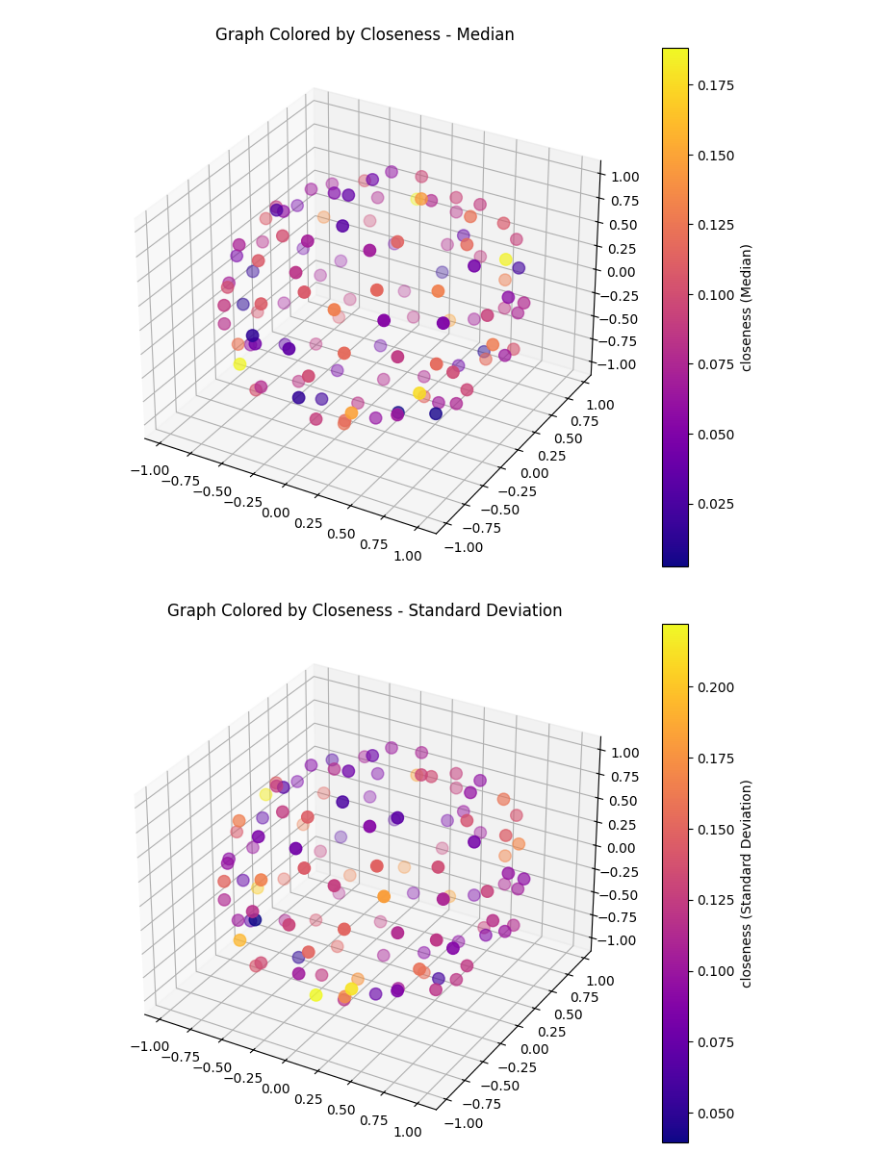
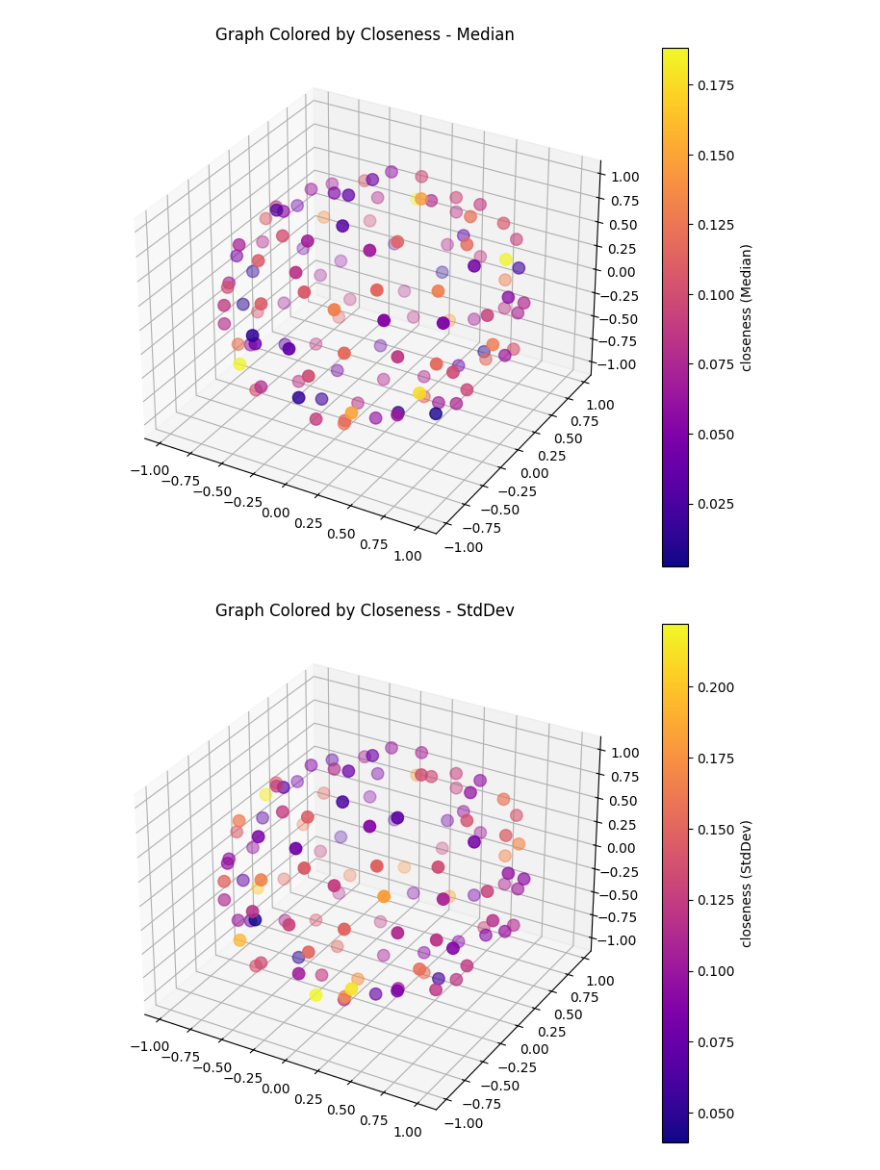
Before and after one commit to mattreturn1/NeuroGraph-Analysis, a Jupyter notebook: graph_simulator.ipynb, the cells around one changed output. Saved outputs shown, nothing was run; the diff lists cells and outputs as text; code cells hidden in the pictures.

Commit message:
add graph simulator

```diff
--- a/graph_simulator.ipynb
+++ b/graph_simulator.ipynb
@@ -24,7 +24,7 @@ def create_graph_with_metrics(data):
             row['Metric']: {
                 'Mean': row['Mean'],
                 'Median': row['Median'],
-                'Standard Deviation': row['Standard Deviation']
+                'StdDev': row['Standard Deviation']
             } for _, row in node_data.iterrows()
         }
         G.add_node(node, **node_metrics)
@@ -47,34 +47,34 @@ def visualize_graph_by_statistic(G, metric, statistic, title="Graph Visualizatio
     # Extract statistic values for coloring
     values = [G.nodes[node].get(metric, {}).get(statistic, 0) for node in G.nodes()]
     colormap = plt.cm.plasma  # Use a more vivid colormap
     norm = mcolors.Normalize(vmin=min(values), vmax=max(values))
 
     # Draw nodes with colors based on the statistic
     x = [pos[i][0] for i in G.nodes()]
     y = [pos[i][1] for i in G.nodes()]
     z = [pos[i][2] for i in G.nodes()]
     colors = [colormap(norm(value)) for value in values]
 
     ax.scatter(x, y, z, c=colors, s=80, label=f'Nodes ({metric} - {statistic})')  # Increase node size for visibility
 
     # Draw edges
     for edge in G.edges():
         x_edge = [pos[edge[0]][0], pos[edge[1]][0]]
         y_edge = [pos[edge[0]][1], pos[edge[1]][1]]
         z_edge = [pos[edge[0]][2], pos[edge[1]][2]]
         ax.plot(x_edge, y_edge, z_edge, c='black', alpha=0.7, linewidth=0.8)  # Darker and slightly thicker edges
 
     plt.colorbar(plt.cm.ScalarMappable(norm=norm, cmap=colormap), ax=ax, label=f'{metric} ({statistic})')
     plt.show()
 
 # Visualize the graph for each metric and statistic
-statistics = ['Mean', 'Median', 'Standard Deviation']
+statistics = ['Mean', 'Median', 'StdDev']
 for metric in metrics:
     for statistic in statistics:
         visualize_graph_by_statistic(G, metric=metric, statistic=statistic, title=f"Graph Colored by {metric.capitalize()} - {statistic}")
 # %% [output]
 [figure]
 [figure]
-[figure, old version]
+[figure, new version]
 [figure]
 [figure]
```
Also changed, not shown: parts of 1 cell of this notebook.
